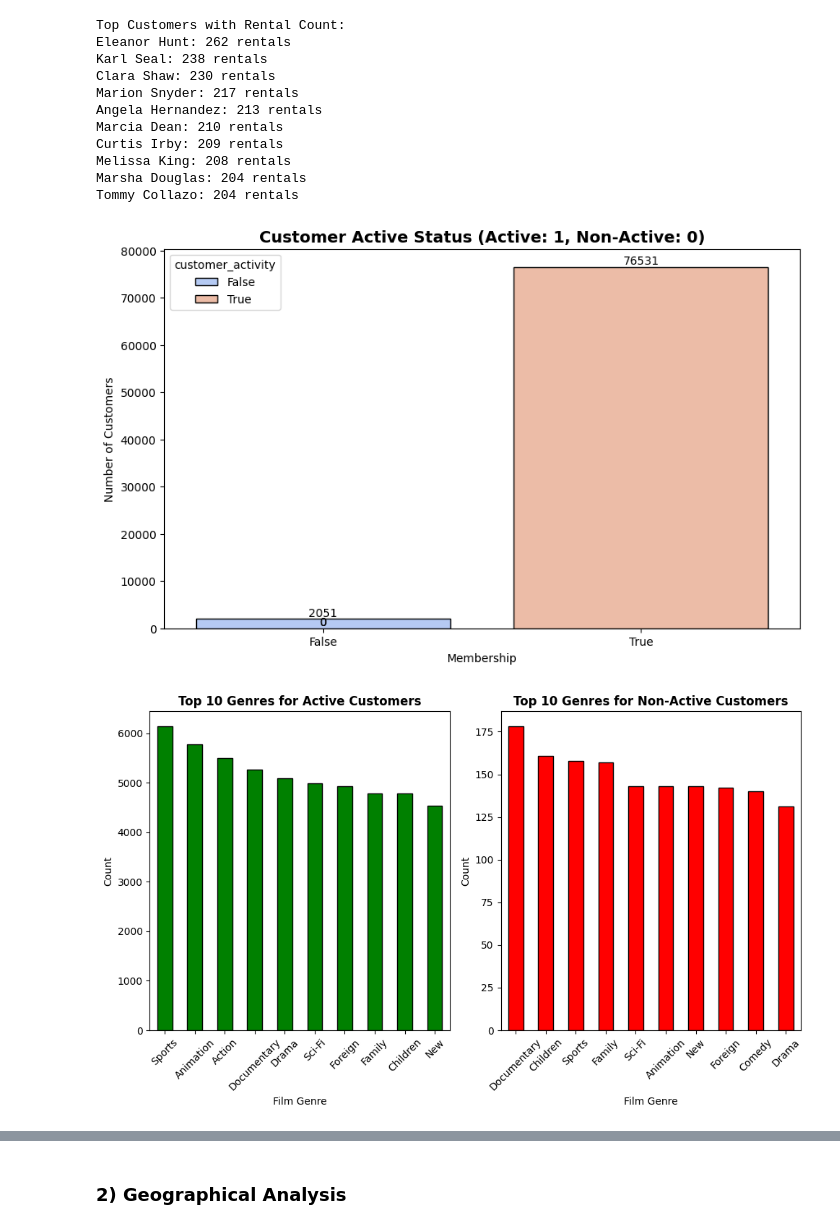
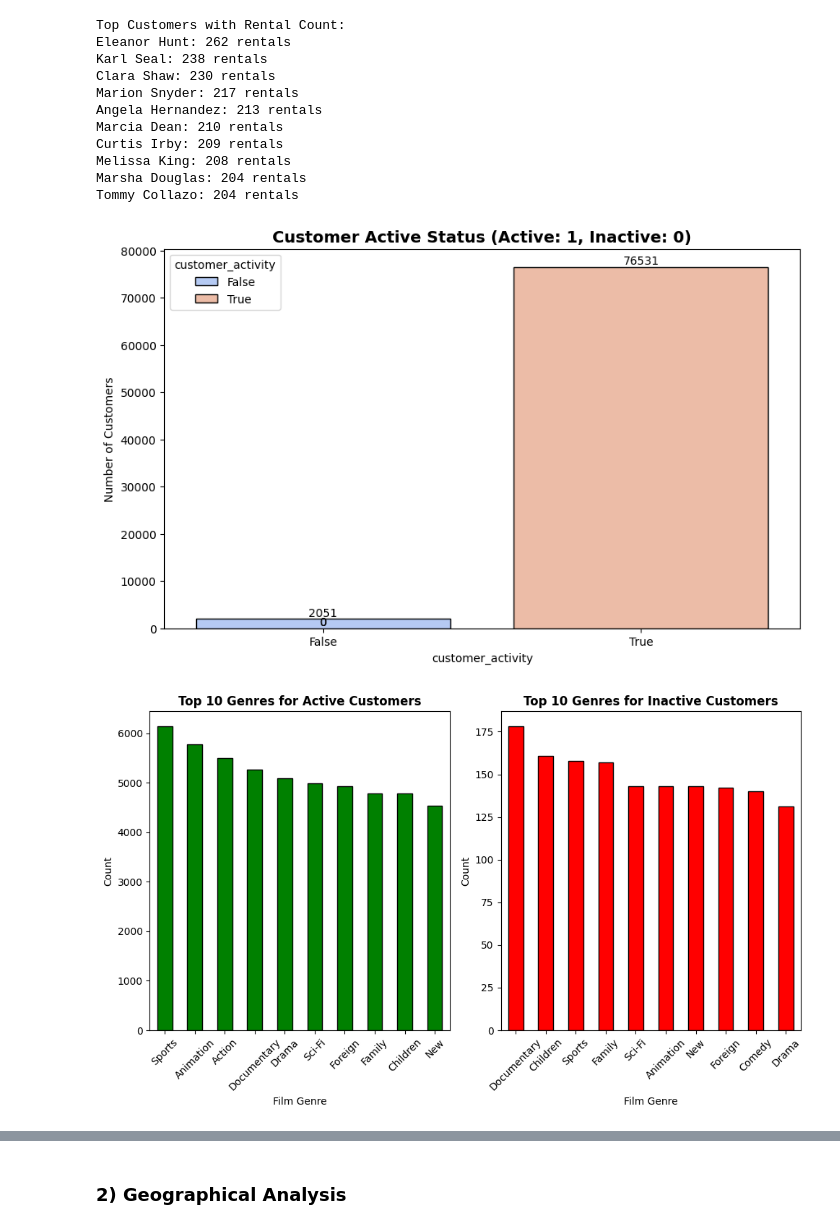
Before and after one commit to Gengatharan1/ds_dvd_rental_analysis, a Jupyter notebook: 1.eda_preprocessing.ipynb, the cells around one changed output, grey strips where cells are left out. Saved outputs shown, nothing was run; the diff lists cells and outputs as text; code cells hidden in the pictures.

```diff
--- a/1.eda_preprocessing.ipynb
+++ b/1.eda_preprocessing.ipynb
@@ -238,30 +238,30 @@ Tommy Collazo: 204 rentals
 # %%
 # Count of Active vs Non-Active customers
 plt.figure(figsize=(10, 6))
 sns.countplot(data=df, x='customer_activity', hue='customer_activity', edgecolor='black', palette='coolwarm')
 
 # Calculate the counts of active and non-active customers
 active_count = df['customer_activity'].value_counts().get('Active', 1)
-non_active_count = df['customer_activity'].value_counts().get('Non-Active', 0)
+non_active_count = df['customer_activity'].value_counts().get('Inactive', 0)
 
 # Set the title to include counts
-plt.title(f'Customer Active Status (Active: {active_count}, Non-Active: {non_active_count})', fontsize=14, fontweight='bold')
-plt.xlabel('Membership')
+plt.title(f'Customer Active Status (Active: {active_count}, Inactive: {non_active_count})', fontsize=14, fontweight='bold')
+plt.xlabel('customer_activity')
 plt.ylabel('Number of Customers')
 
 # Show the counts on the bars as whole numbers
 for p in plt.gca().patches:
     plt.annotate(f'{int(p.get_height())}', (p.get_x() + p.get_width() / 2, p.get_height()),
                  ha='center', va='bottom')
 
 plt.show()
 # %% [output]
-[figure, old version]
+[figure, new version]
 # %%
 # Film preferences of Active vs Non-Active customers
 plt.figure(figsize=(10, 6))
 active_genres = df[df['customer_activity'] == True]['film_genre'].value_counts().head(10)
-non_active_genres = df[df['customer_activity'] == False]['film_genre'].value_counts().head(10)
+inactive_genres = df[df['customer_activity'] == False]['film_genre'].value_counts().head(10)
 
 # Plot for active customers
 plt.subplot(1, 2, 1)
@@ -271,10 +271,10 @@ plt.xlabel('Film Genre')
 plt.ylabel('Count')
 plt.xticks(rotation=45)
 
-# Plot for non-active customers
+# Plot for inactive customers
 plt.subplot(1, 2, 2)
-non_active_genres.plot(kind='bar', color='red', edgecolor='black')
-plt.title('Top 10 Genres for Non-Active Customers', fontsize=12, fontweight='bold')
+inactive_genres.plot(kind='bar', color='red', edgecolor='black')
+plt.title('Top 10 Genres for Inactive Customers', fontsize=12, fontweight='bold')
 plt.xlabel('Film Genre')
 plt.ylabel('Count')
 plt.xticks(rotation=45)
@@ -282,7 +282,7 @@ plt.xticks(rotation=45)
 plt.tight_layout()
 plt.show()
 # %% [output]
-[figure, old version]
+[figure, new version]
 # %%
 # Ensure rental_date is in datetime format
 df['rental_date'] = pd.to_datetime(df['rental_date'])
```
Also changed, not shown: parts of 11 cells of this notebook, 38 other files.
